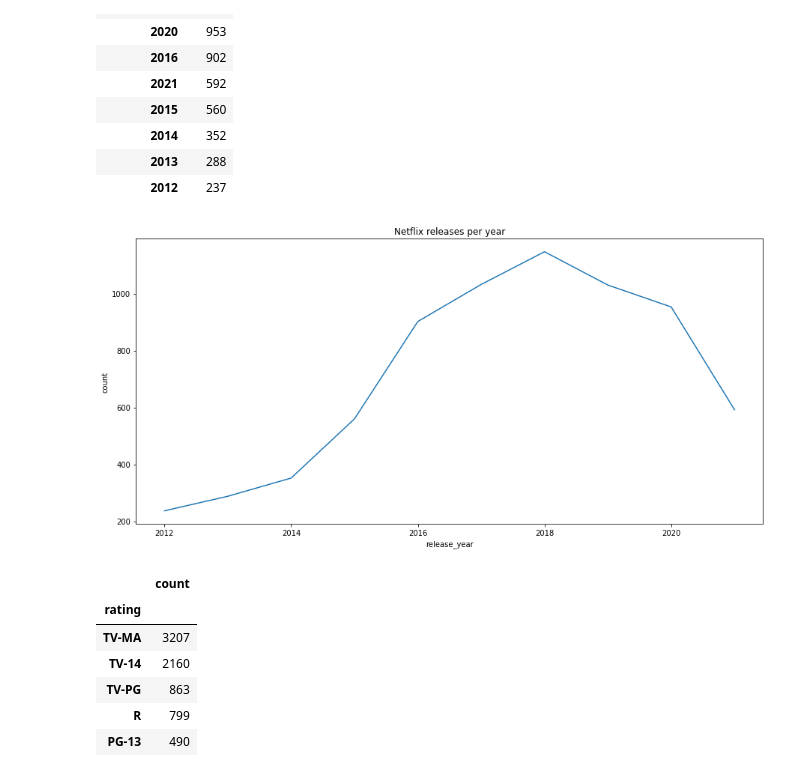
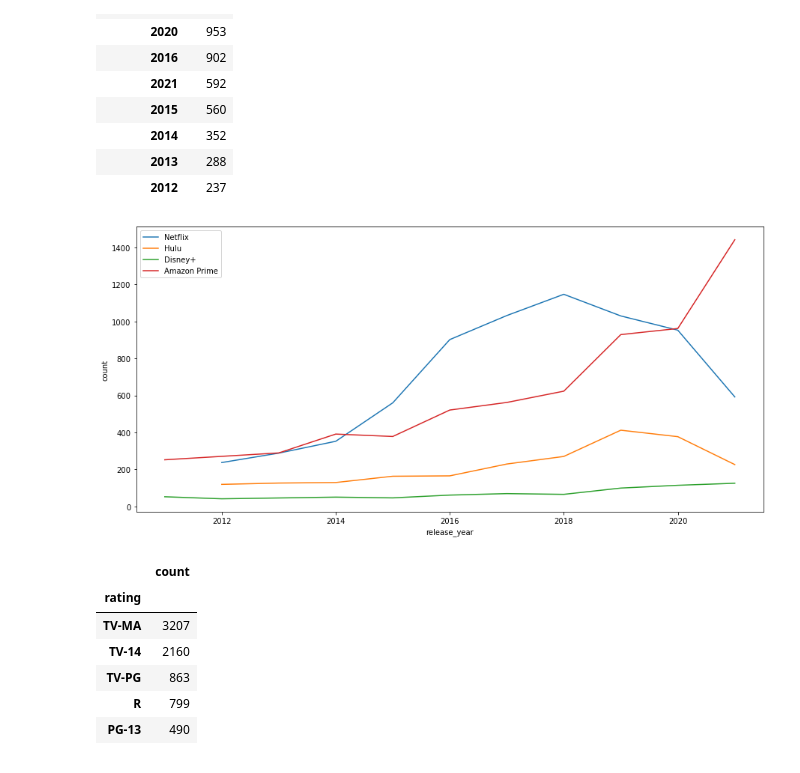
Before and after one commit to LobsterChampagne/datavis-project-2022-data-wizards, a Jupyter notebook: Explore.ipynb, the cells around one changed output. Drawn from its saved outputs; the diff is of its cells as text; code cells hidden in the pictures.

Commit message:
added IMDB data

```diff
--- a/Explore.ipynb
+++ b/Explore.ipynb
@@ -112,14 +126,35 @@ top_in_attr(netflix,'release_year')
 | 2012 | 237 |
 # %%
 a = top_in_attr(netflix,'release_year')
+b = top_in_attr(hulu,'release_year')
+c = top_in_attr(disney,'release_year')
+d = top_in_attr(prime,'release_year')
 plt.figure(figsize=(15, 7))
 release_years = sns.lineplot(x="release_year",
                             y="count",
-                            data=a
-                            ).set_title('Netflix releases per year')
-plt.show()
+                            data=a,
+                            legend="brief",
+                            label='Netflix')
+release_years = sns.lineplot(x="release_year",
+                            y="count",
+                            data=b,
+                            label='Hulu',
+                            legend="brief")
+release_years = sns.lineplot(x="release_year",
+                            y="count",
+                            data=c,
+                            label='Disney+',
+                            legend="brief")
+release_years = sns.lineplot(x="release_year",
+                            y="count",
+                            data=d,
+                            label='Amazon Prime',
+                            legend="brief")
+#plt.legend()
+#plt.show()
+plt.savefig("Netflix_releases_per_year.png")
 # %% [output]
-[figure, old version]
+[figure, new version]
 # %%
 top_in_attr(netflix,'rating')
 # %% [output]
```
Also changed, not shown: parts of 17 cells of this notebook, 3 other files.
